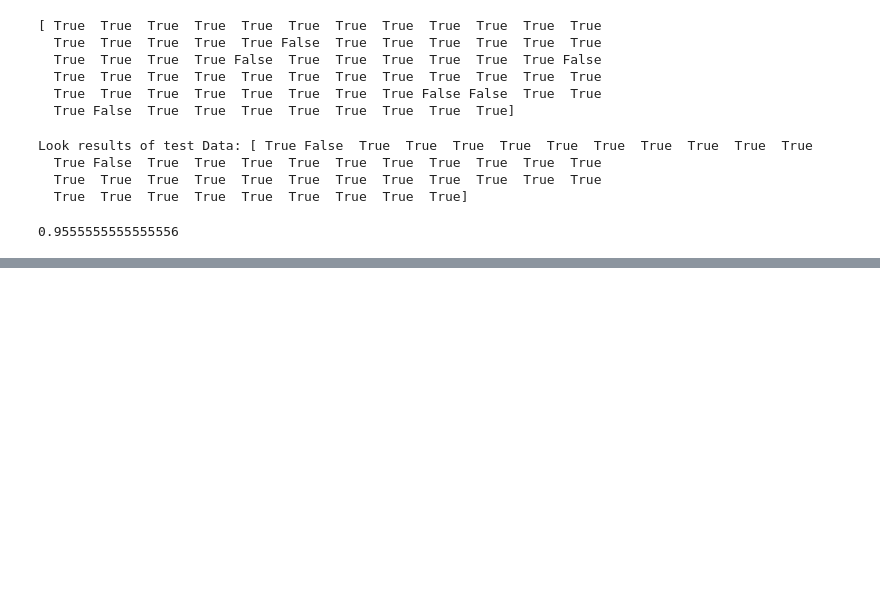
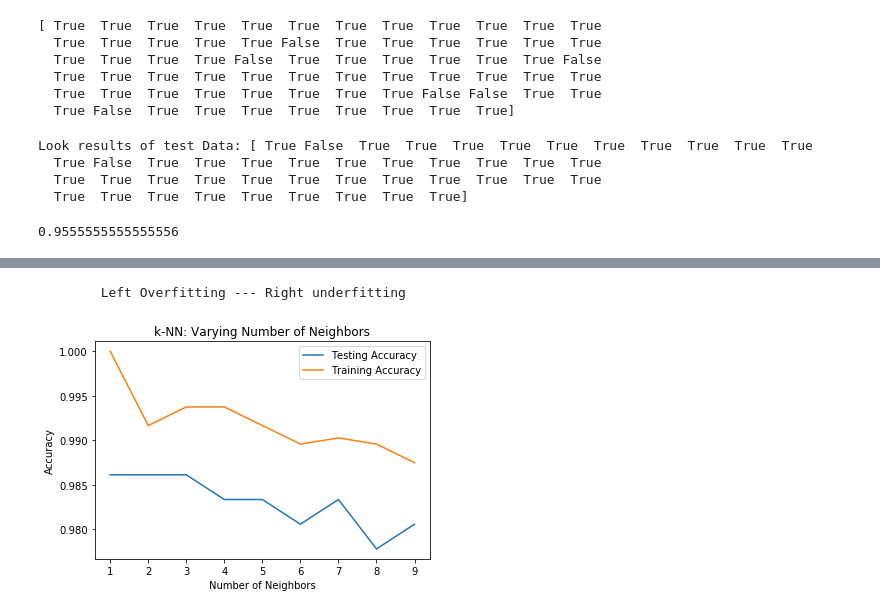
Before and after one commit to 201511608/Anaconda, a Jupyter notebook: MachineLearning_Supervised.ipynb, the cells around one changed output, grey strips where cells are left out. Saved outputs shown, nothing was run; the diff lists cells and outputs as text; code cells hidden in the pictures; blank space fills up the shorter version.

```diff
--- a/MachineLearning_Supervised.ipynb
+++ b/MachineLearning_Supervised.ipynb
@@ -368,0 +433,34 @@ knn.score(X_test,y_test)
+# %%
+# 10
+# Overfitting and underfitting
+
+
+# Setup arrays to store train and test accuracies
+neighbors = np.arange(1, 10)
+train_accuracy = np.empty(len(neighbors))
+test_accuracy = np.empty(len(neighbors))
+
+# Loop over different values of k
+for i, k in enumerate(neighbors):
+
+    knn = KNeighborsClassifier(n_neighbors=k)
+    knn.fit(X_train,y_train)
+
+    #Accuracy on the training set
+    train_accuracy[i] = knn.score(X_train, y_train)
+    #Accuracy on the testing set
+    test_accuracy[i] = knn.score(X_test, y_test)
+
+#Plot
+import matplotlib.pyplot as plt
+plt.title('k-NN: Varying Number of Neighbors')
+plt.plot(neighbors, test_accuracy, label = 'Testing Accuracy')
+plt.plot(neighbors, train_accuracy, label = 'Training Accuracy')
+plt.legend()
+plt.xlabel('Number of Neighbors')
+plt.ylabel('Accuracy')
+print("        Left Overfitting --- Right underfitting")
+plt.show()
+# %% [output]
+        Left Overfitting --- Right underfitting
+[figure, added]
```
Also changed, not shown: parts of 7 cells of this notebook, 2 other files.
